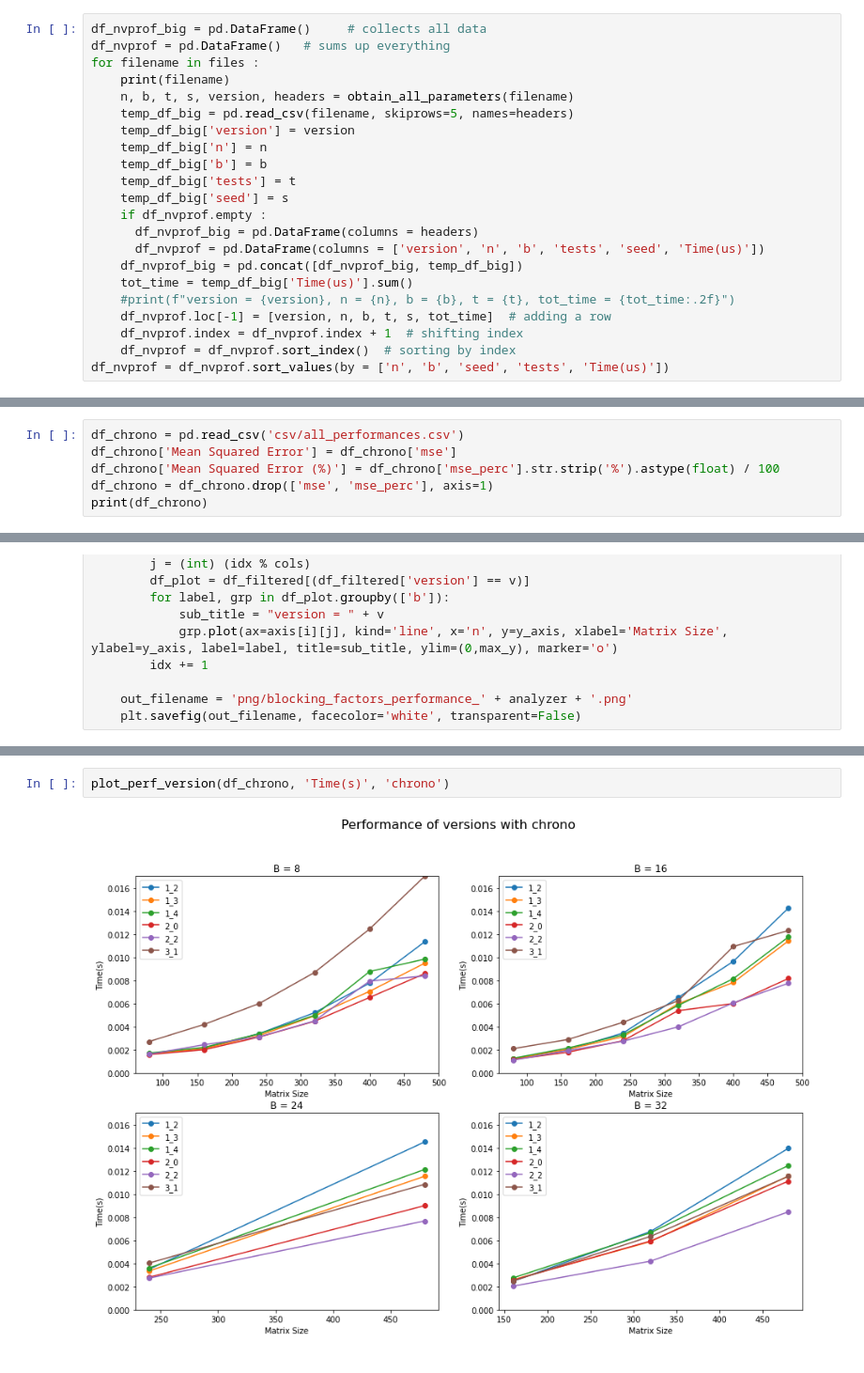
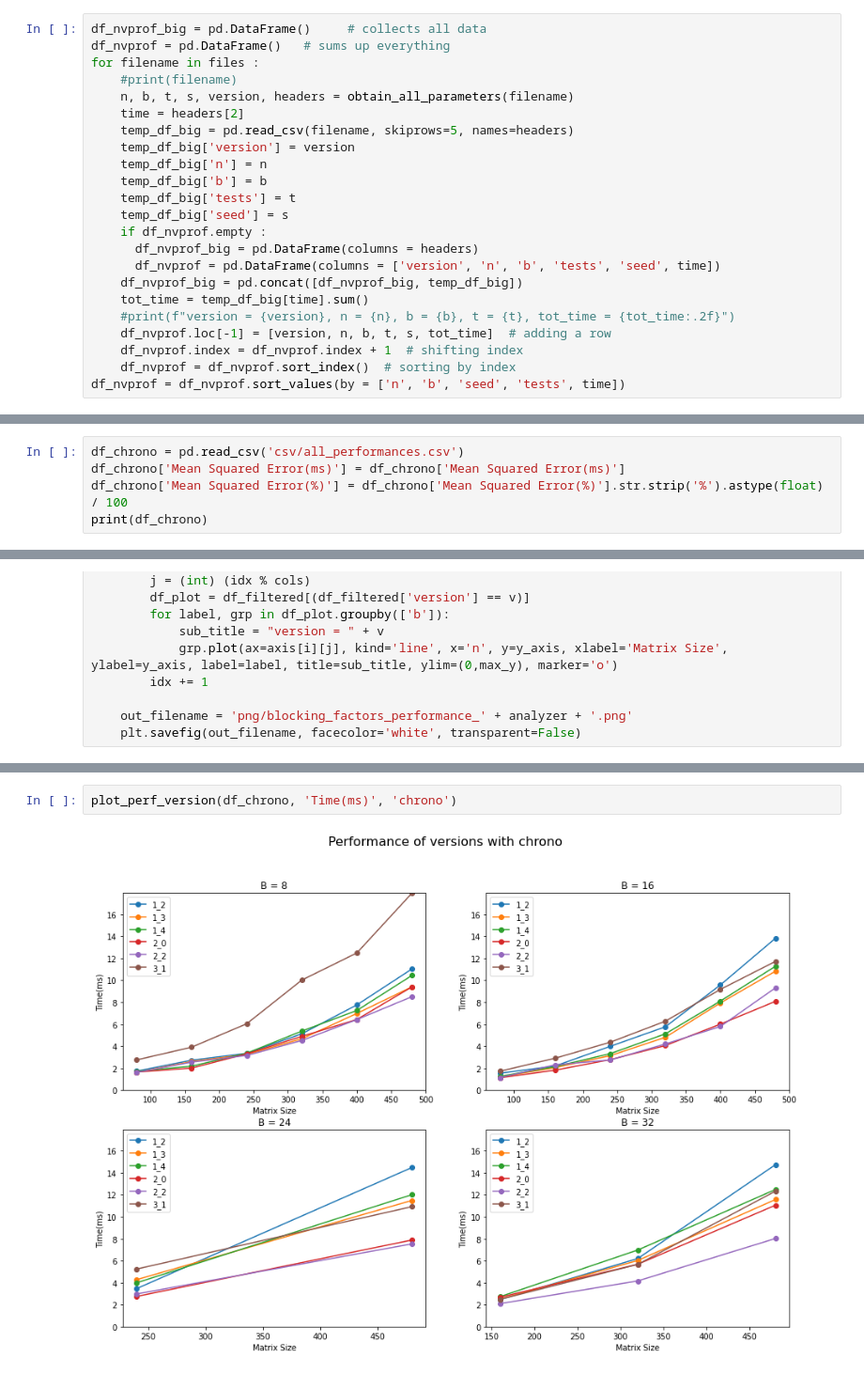
Before and after one commit to zucchi99/Blocked-AllPairsShortestPath, a Jupyter notebook: performance_analysis.ipynb, the cells around one changed output, grey strips where cells are left out. Shown at 94% size. Saved outputs shown, nothing was run; the diff lists cells and outputs as text.

```diff
--- a/performance_analysis.ipynb
+++ b/performance_analysis.ipynb
@@ -79,8 +79,9 @@ def obtain_all_parameters(in_file) :
 df_nvprof_big = pd.DataFrame()     # collects all data
 df_nvprof = pd.DataFrame()   # sums up everything
 for filename in files :
-    print(filename)
+    #print(filename)
     n, b, t, s, version, headers = obtain_all_parameters(filename)
+    time = headers[2]
     temp_df_big = pd.read_csv(filename, skiprows=5, names=headers)
     temp_df_big['version'] = version
     temp_df_big['n'] = n
@@ -89,11 +90,11 @@ for filename in files :
     temp_df_big['seed'] = s
     if df_nvprof.empty :
       df_nvprof_big = pd.DataFrame(columns = headers)
-      df_nvprof = pd.DataFrame(columns = ['version', 'n', 'b', 'tests', 'seed', 'Time(us)'])
+      df_nvprof = pd.DataFrame(columns = ['version', 'n', 'b', 'tests', 'seed', time])
     df_nvprof_big = pd.concat([df_nvprof_big, temp_df_big])
-    tot_time = temp_df_big['Time(us)'].sum()
+    tot_time = temp_df_big[time].sum()
     #print(f"version = {version}, n = {n}, b = {b}, t = {t}, tot_time = {tot_time:.2f}")
     df_nvprof.loc[-1] = [version, n, b, t, s, tot_time]  # adding a row
     df_nvprof.index = df_nvprof.index + 1  # shifting index
     df_nvprof = df_nvprof.sort_index()  # sorting by index
-df_nvprof = df_nvprof.sort_values(by = ['n', 'b', 'seed', 'tests', 'Time(us)'])
+df_nvprof = df_nvprof.sort_values(by = ['n', 'b', 'seed', 'tests', time])
@@ -141,7 +143,6 @@ with pd.option_context('display.max_rows', None, 'display.max_columns', None):
 # %%
 df_chrono = pd.read_csv('csv/all_performances.csv')
-df_chrono['Mean Squared Error'] = df_chrono['mse']
-df_chrono['Mean Squared Error (%)'] = df_chrono['mse_perc'].str.strip('%').astype(float) / 100
-df_chrono = df_chrono.drop(['mse', 'mse_perc'], axis=1)
+df_chrono['Mean Squared Error(ms)'] = df_chrono['Mean Squared Error(ms)']
+df_chrono['Mean Squared Error(%)'] = df_chrono['Mean Squared Error(%)'].str.strip('%').astype(float) / 100
 print(df_chrono)
 # %% [output]
@@ -221,7 +225,7 @@ plot_perf_version(df_nvprof, 'Time(us)', 'nvprof')
 # %% [output]
 [figure]
 # %%
-plot_perf_version(df_chrono, 'Time(s)', 'chrono')
+plot_perf_version(df_chrono, 'Time(ms)', 'chrono')
 # %% [output]
-[figure, old version]
+[figure, new version]
 # %%
```
Also changed, not shown: parts of 9 cells of this notebook, 7 other files.
